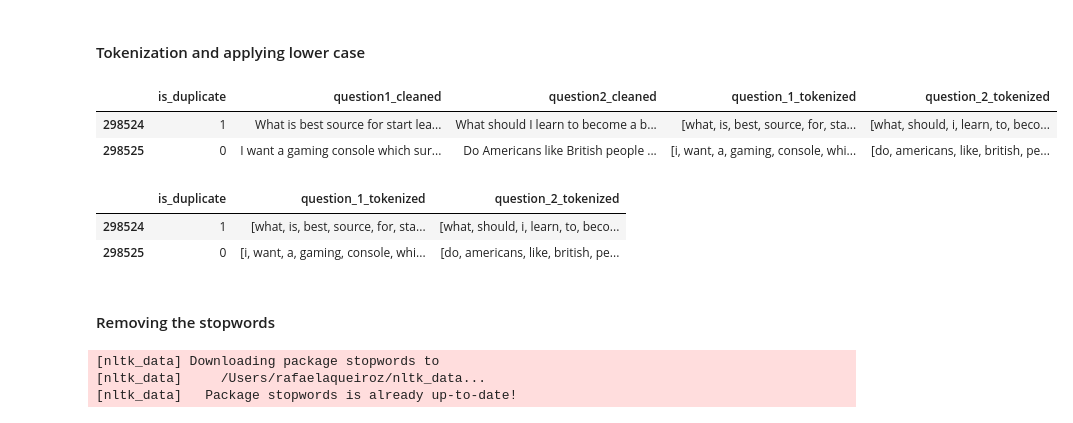
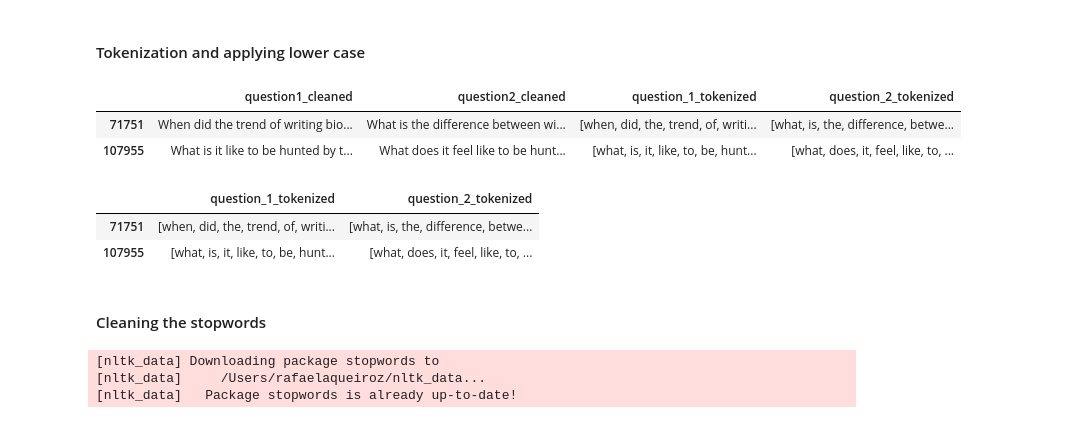
Before and after one commit to rafaelaqfc/Duplicate-Questions-Classifier, a Jupyter notebook: mini_project_V.ipynb, the cells around one changed output. Saved outputs shown, nothing was run; the diff lists cells and outputs as text; code cells hidden in the pictures.

```diff
--- a/mini_project_V.ipynb
+++ b/mini_project_V.ipynb
@@ -178,0 +190,7 @@ Name: is_duplicate, dtype: int64
+# %%
+# Split the dataset into X and y variables
+X = balanced_df[['question1', 'question2']]
+y = balanced_df['is_duplicate']
+
+# Split the data into train and test sets
+X_train, X_test, y_train, y_test = train_test_split(X, y, test_size=0.2, random_state=1000)
@@ -200,10 +246,10 @@ def remove_punct(text):
     text = "".join([char for char in text if char not in string.punctuation])
     return text
 
-balanced_df = balanced_df.assign( # Assigning the new 2 columns in the dataframe
-    question1_cleaned=balanced_df["question1"].apply(remove_punct),
-    question2_cleaned=balanced_df["question2"].apply(remove_punct)
+X_train = X_train.assign( # Assigning the new 2 columns in the dataframe
+    question1_cleaned=X_train["question1"].apply(remove_punct),
+    question2_cleaned=X_train["question2"].apply(remove_punct)
 )
 
-balanced_df.head()
+X_train.tail(2)
 # %% [output]
@@ -216,5 +259,5 @@ balanced_df.head()
 # %%
 # Drop the columns that are not going to be used anymore
-balanced_df = balanced_df.drop(['id', 'qid1', 'qid2', 'question1', 'question2'], axis=1)
-balanced_df.tail()
+X_train = X_train.drop(['question1', 'question2'], axis=1)
+X_train.tail(2)
 # %% [output]
@@ -232,26 +272,26 @@ import re
 # %%
 # Define a function to split our sentences into a list of words
 def tokenize(text):
     tokens = text.split()
     return tokens
 
-balanced_df['question_1_tokenized'] = balanced_df['question1_cleaned'].apply(lambda x: tokenize(x.lower()))
-balanced_df['question_2_tokenized'] = balanced_df['question2_cleaned'].apply(lambda x: tokenize(x.lower()))
-balanced_df.tail(2)
+X_train['question_1_tokenized'] = X_train['question1_cleaned'].apply(lambda x: tokenize(x.lower()))
+X_train['question_2_tokenized'] = X_train['question2_cleaned'].apply(lambda x: tokenize(x.lower()))
+X_train.tail(2)
 # %% [output]
-|  | is_duplicate | question1_cleaned | question2_cleaned | question_1_tokenized | question_2_tokenized |
-| 298524 | 1 | What is best source for start lea... | What should I learn to become a b... | [what, is, best, source, for, sta... | [what, should, i, learn, to, beco... |
-| 298525 | 0 | I want a gaming console which sur... | Do Americans like British people ... | [i, want, a, gaming, console, whi... | [do, americans, like, british, pe... |
+|  | question1_cleaned | question2_cleaned | question_1_tokenized | question_2_tokenized |
+| 71751 | When did the trend of writing bio... | What is the difference between wi... | [when, did, the, trend, of, writi... | [what, is, the, difference, betwe... |
+| 107955 | What is it like to be hunted by t... | What does it feel like to be hunt... | [what, is, it, like, to, be, hunt... | [what, does, it, feel, like, to, ... |
 # %%
 # Drop the previous columns
-balanced_df = balanced_df.drop(['question1_cleaned', 'question2_cleaned'], axis=1)
-balanced_df.tail(2)
+X_train = X_train.drop(['question1_cleaned', 'question2_cleaned'], axis=1)
+X_train.tail(2)
 # %% [output]
-|  | is_duplicate | question_1_tokenized | question_2_tokenized |
-| 298524 | 1 | [what, is, best, source, for, sta... | [what, should, i, learn, to, beco... |
-| 298525 | 0 | [i, want, a, gaming, console, whi... | [do, americans, like, british, pe... |
+|  | question_1_tokenized | question_2_tokenized |
+| 71751 | [when, did, the, trend, of, writi... | [what, is, the, difference, betwe... |
+| 107955 | [what, is, it, like, to, be, hunt... | [what, does, it, feel, like, to, ... |
 # %% [markdown]
-#### Removing the stopwords
+#### Cleaning the stopwords
 # %%
 # Import the NLTK package
 import nltk
```
Also changed, not shown: parts of 108 cells of this notebook, 1 other file.
